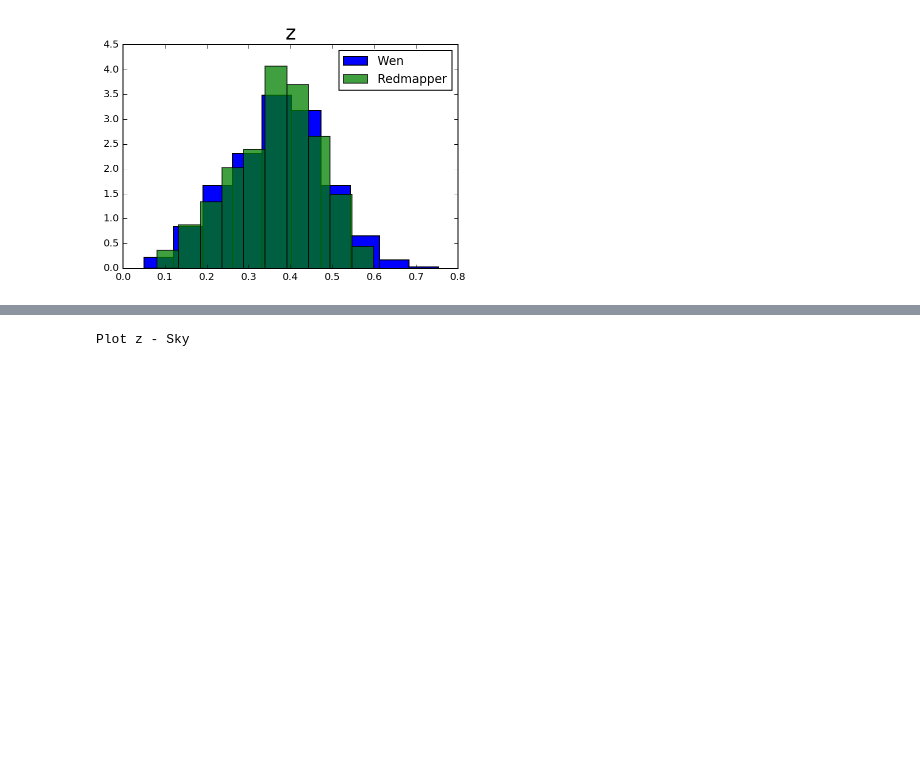
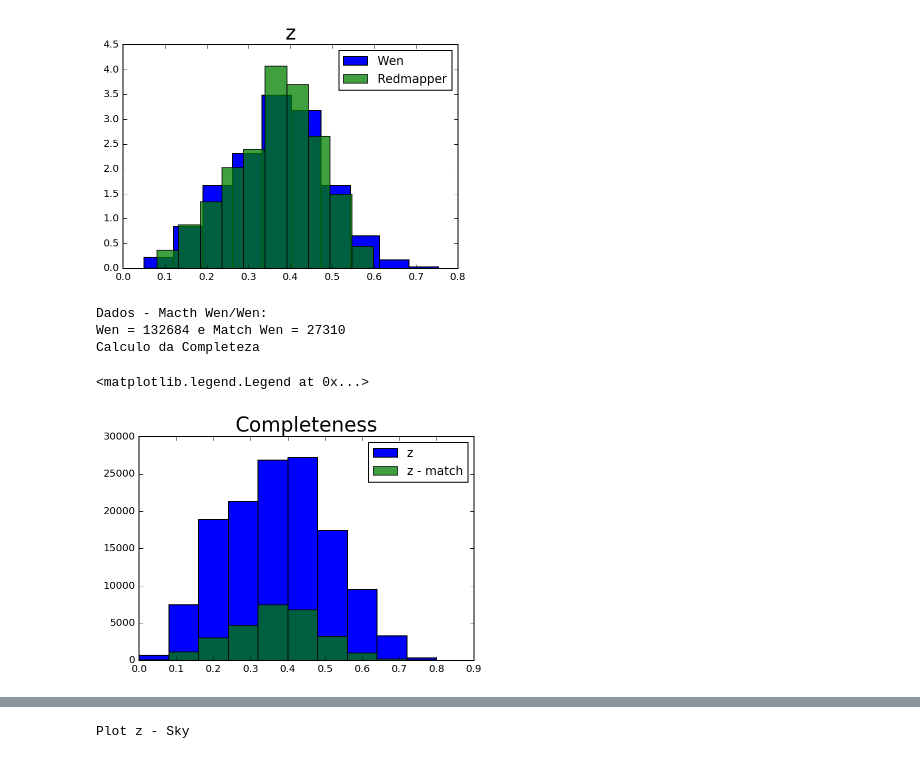
Before and after one commit to clusteron/comparison, a Jupyter notebook: table.ipynb, the cells around one changed output, grey strips where cells are left out. Saved outputs shown, nothing was run; the diff lists cells and outputs as text; code cells hidden in the pictures; blank space fills up the shorter version.

```diff
--- a/table.ipynb
+++ b/table.ipynb
@@ -190,4 +152,28 @@ plt.legend()
  Histogram z - Sky
 <matplotlib.legend.Legend at 0x...>
 [figure]
+# %%
+print 'Dados - Macth Wen/Wen:'
+
+Red_w = (w['zph'])
+Red_w_m = (o_w['zph'])
+R_W = len(Red_w)
+R_W_M = len(Red_w_m)
+print 'Wen =', R_W, 'e Match Wen =', R_W_M
+
+print 'Calculo da Completeza'
+
+Hist_w = plt.hist(Red_w, label = 'z', range = [0, 0.8])
+Hist_w_m = plt.hist(Red_w_m, alpha = 0.75, label = 'z - match', range = [0, 0.8])
+
+plt.title('Completeness', fontsize='20')
+plt.ylim(0,30000)
+plt.xlim(0, 0.9)
+plt.legend()
+# %% [output]
+Dados - Macth Wen/Wen:
+Wen = 132684 e Match Wen = 27310
+Calculo da Completeza
+<matplotlib.legend.Legend at 0x...>
+[figure, added]
 # %%
```
Also changed, not shown: parts of 15 cells of this notebook.
